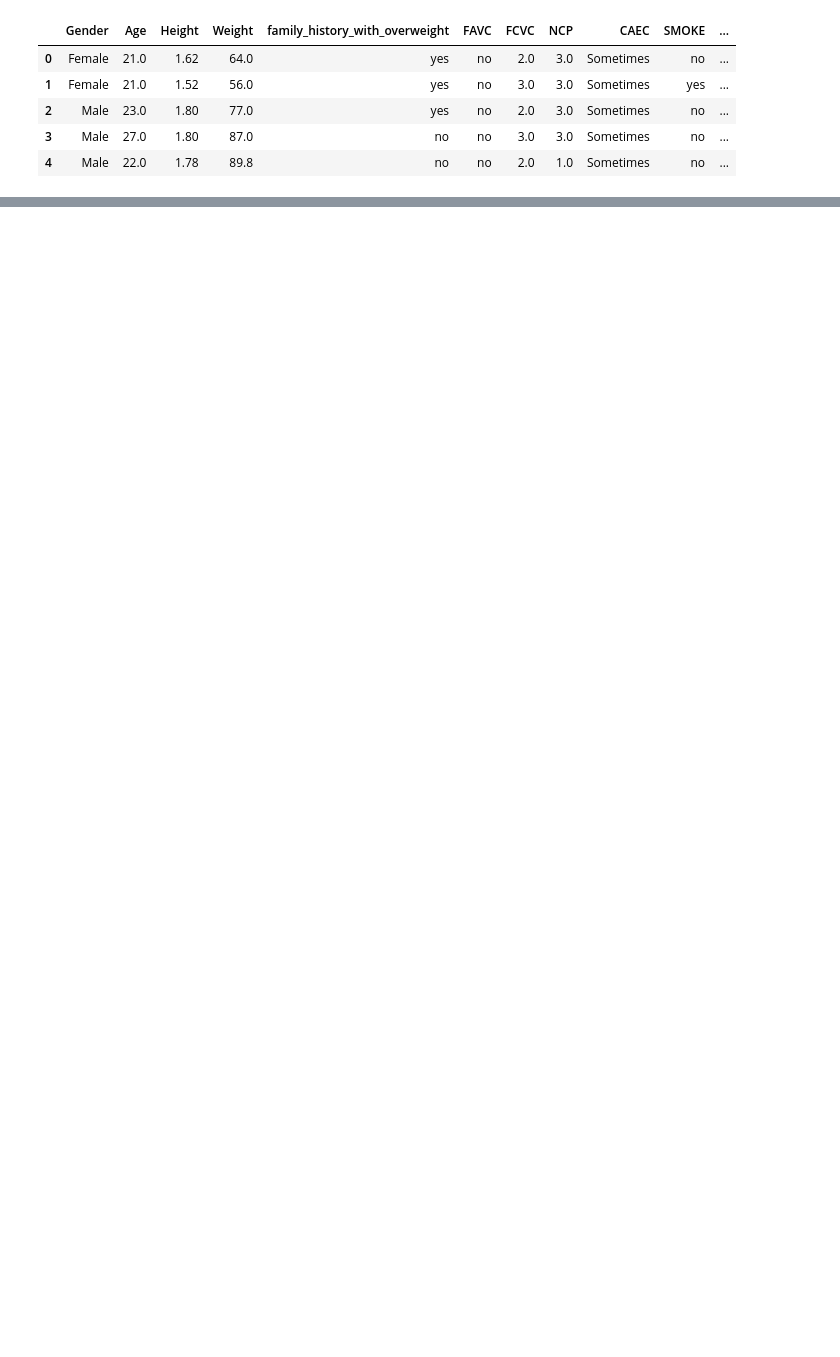
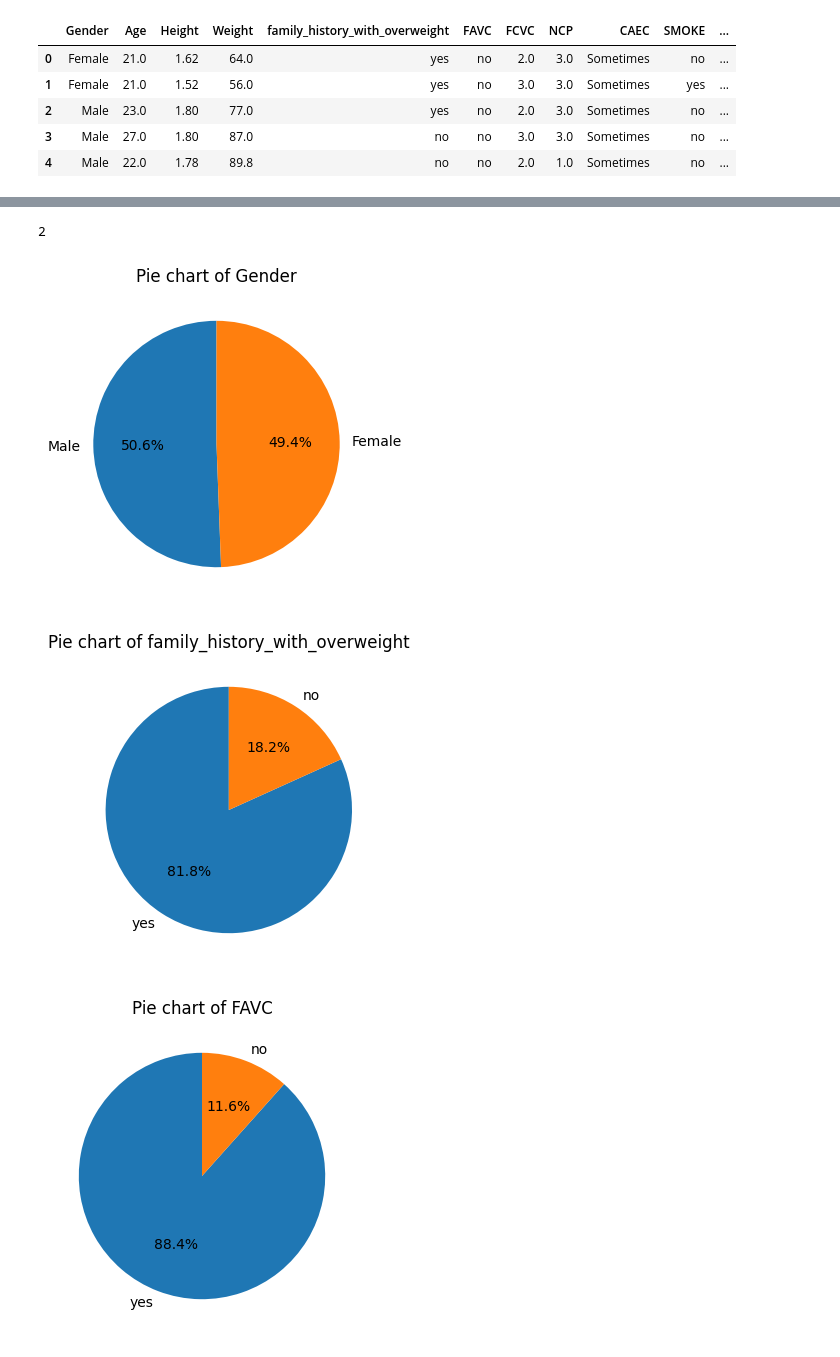
Before and after one commit to YaqeenData/obesity_level_clustering, a Jupyter notebook: clustering.ipynb, the cells around one changed output, grey strips where cells are left out. Drawn from its saved outputs; the diff is of its cells as text; code cells hidden in the pictures; blank space fills up the shorter version.

```diff
--- a/clustering.ipynb
+++ b/clustering.ipynb
@@ -53,0 +310,4 @@ df.head()
+# %%
+for col in df.select_dtypes(include='object'):
+    print(df[col].value_counts())
+    print("-"*50)
@@ -53,0 +332,23 @@ df.head()
+# %%
+df['Gender'].nunique()
+# %% [output]
+2
+# %%
+for col in df.select_dtypes(object).columns:
+    if df[col].nunique() == 2:
+        counts = df[col].value_counts()
+        plt.figure(figsize=(4,4))
+        plt.pie(counts, labels=counts.index, autopct='%1.1f%%', startangle=90)
+        plt.title(f'Pie chart of {col}')
+        plt.show()
+    else:
+        counts = df[col].value_counts()
+        plt.bar(counts.index, counts.values)  # x = categories, height = counts
+        plt.title(f'Bar chart of {col}')
+        plt.xlabel(col)
+        plt.ylabel('Frequency')
+        plt.show()
+# %% [output]
+[figure, added]
+[figure, added]
+[figure, added]
```
Also changed, not shown: parts of 41 cells of this notebook.
